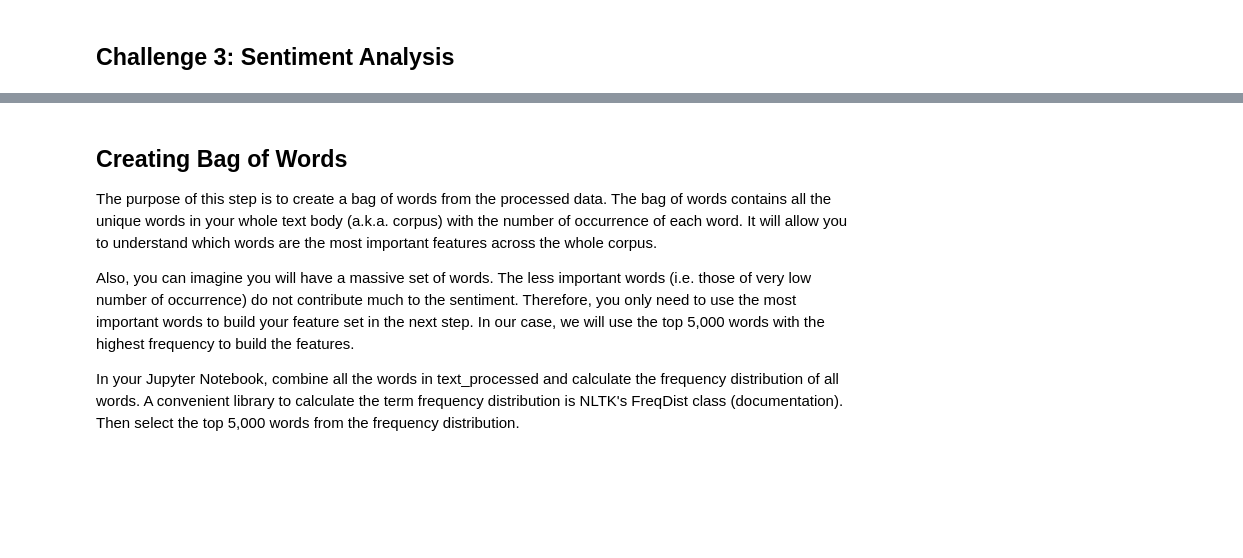
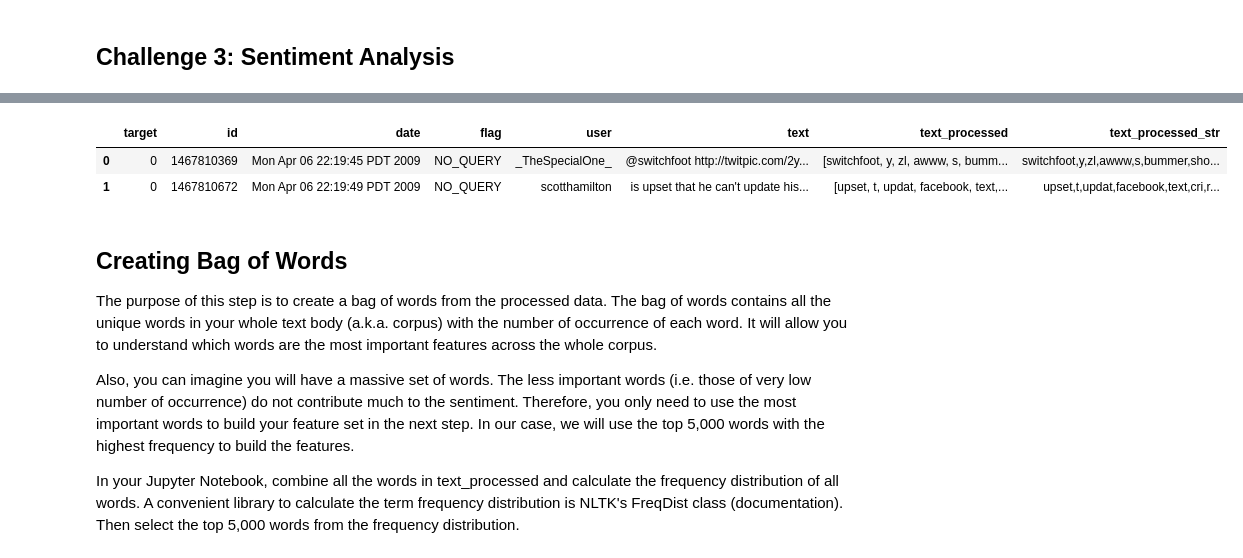
Before and after one commit to Ironhack-Data-Madrid-Enero-2022/lab-nlp, a Jupyter notebook: main.ipynb, the cells around one changed output, grey strips where cells are left out. Cells and saved outputs as stored; diff of their text form; code cells hidden in the pictures; blank space fills up the shorter version.

```diff
--- a/main.ipynb
+++ b/main.ipynb
@@ -34,3 +214,10 @@ Now in your Jupyter Notebook, create a function called remove_stopwords that loo
+# %%
+df['text_processed_str'] = [','.join(map(str, l)) for l in df['text_processed']]
+df.head(2)
+# %% [output]
+|  | target | id | date | flag | user | text | text_processed | text_processed_str |
+| 0 | 0 | 1467810369 | Mon Apr 06 22:19:45 PDT 2009 | NO_QUERY | _TheSpecialOne_ | @switchfoot http://twitpic.com/2y... | [switchfoot, y, zl, awww, s, bumm... | switchfoot,y,zl,awww,s,bummer,sho... |
+| 1 | 0 | 1467810672 | Mon Apr 06 22:19:49 PDT 2009 | NO_QUERY | scotthamilton | is upset that he can't update his... | [upset, t, updat, facebook, text,... | upset,t,updat,facebook,text,cri,r... |
 # %% [markdown]
 
 ## Creating Bag of Words
```
Also changed, not shown: parts of 64 cells of this notebook.
